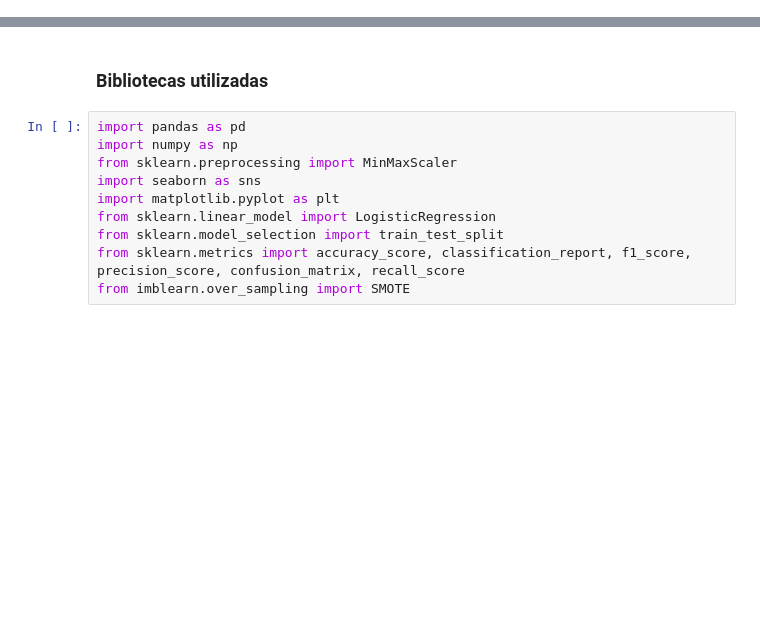
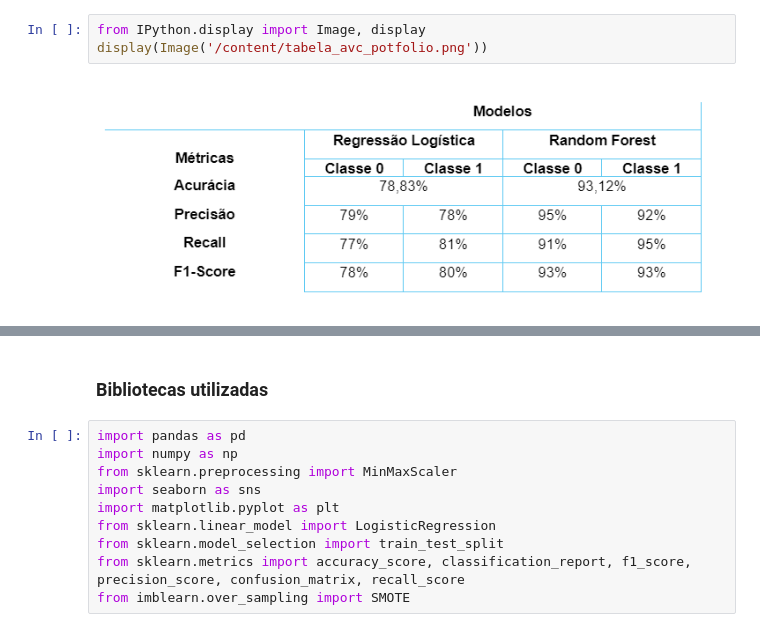
Before and after one commit to larissavvsous/ProjectsColab, a Jupyter notebook: previsao_AVC.ipynb, the cells around one changed output, grey strips where cells are left out. Cells and saved outputs as stored; diff of their text form; blank space fills up the shorter version.

```diff
--- a/previsao_AVC.ipynb
+++ b/previsao_AVC.ipynb
@@ -2,0 +20,5 @@
+# %%
+from IPython.display import Image, display
+display(Image('/content/tabela_avc_potfolio.png'))
+# %% [output]
+[figure, added]
```
Also changed, not shown: parts of 17 cells of this notebook.
